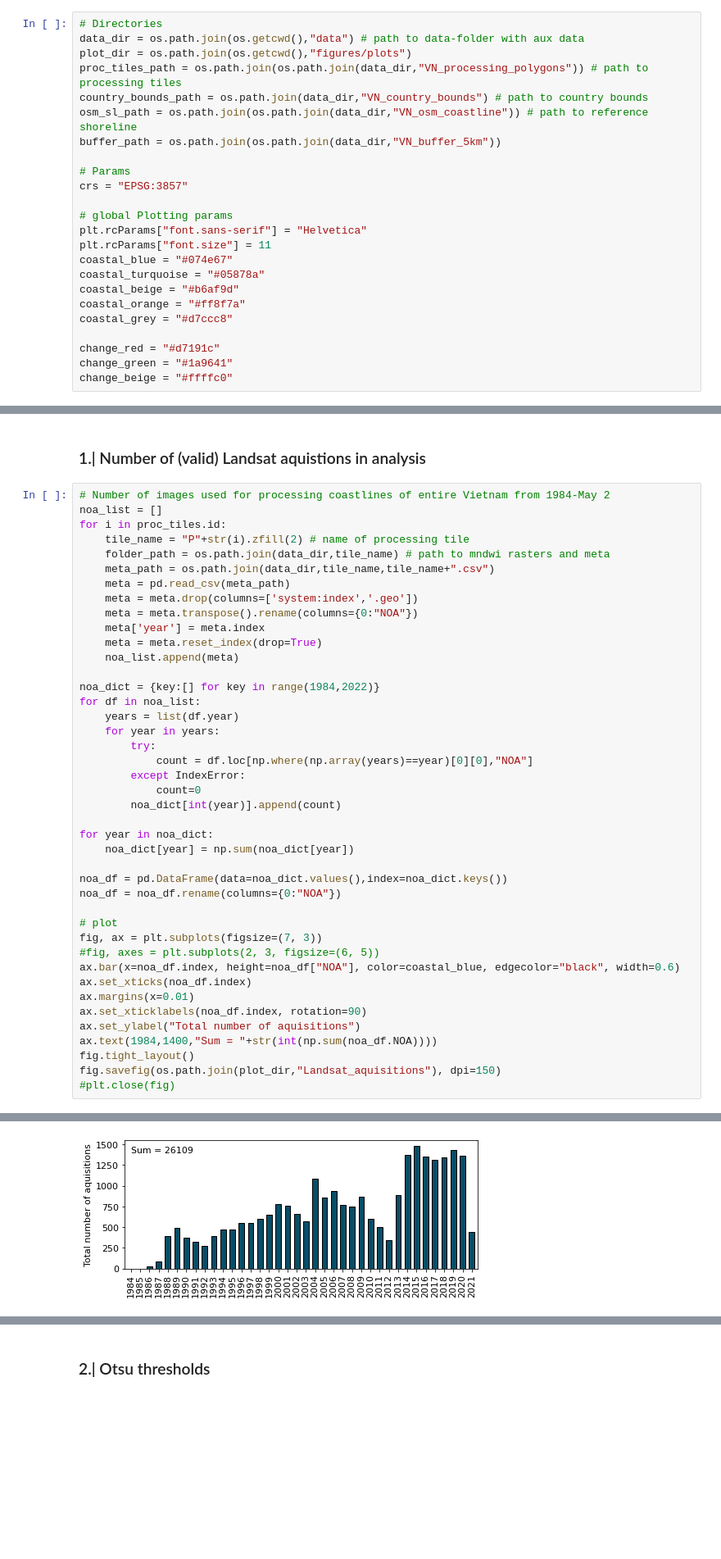
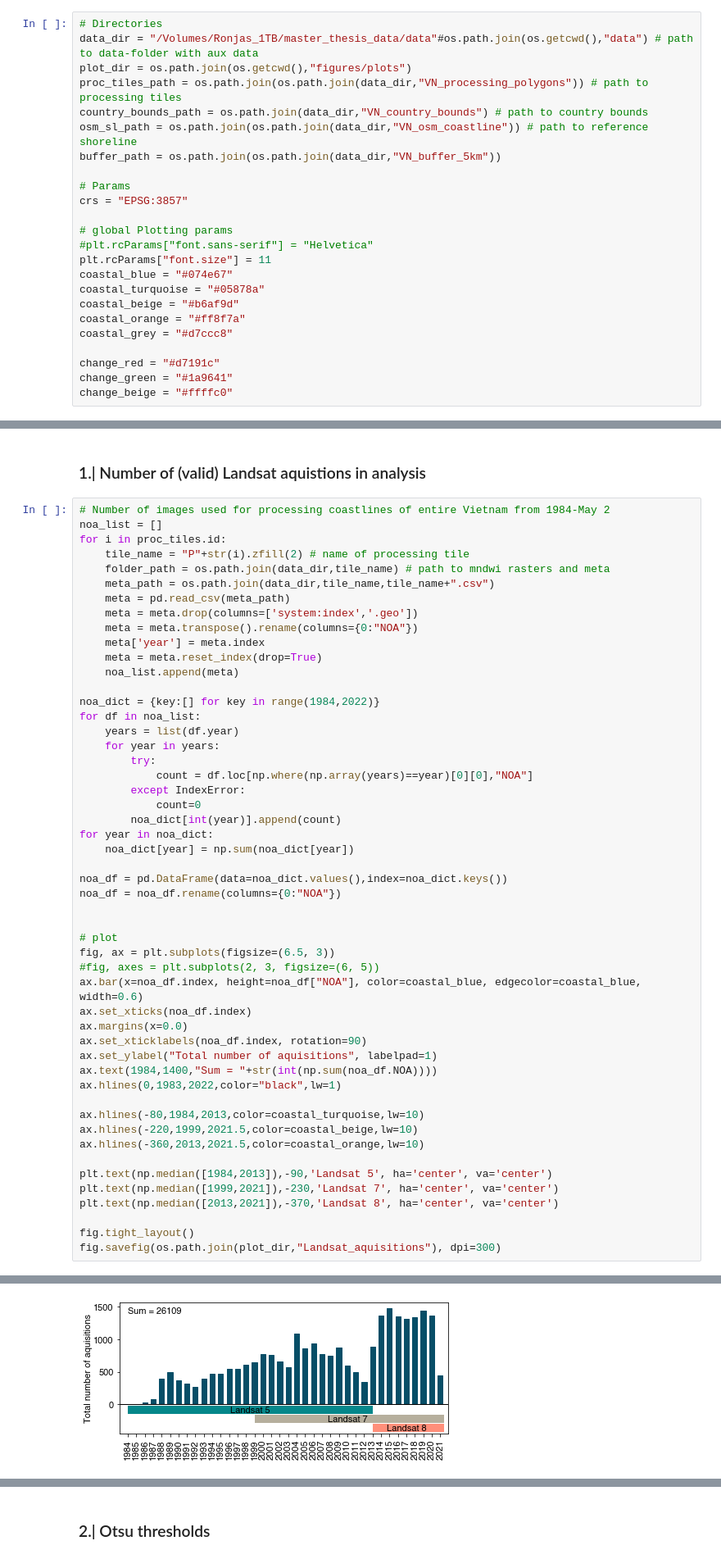
Before and after one commit to ronjalappe/VN_coastline_dynamics, a Jupyter notebook: VN_plotting.ipynb, the cells around one changed output, grey strips where cells are left out. Shown at 82% size. Drawn from its saved outputs; the diff is of its cells as text; blank space fills up the shorter version.

```diff
--- a/VN_plotting.ipynb
+++ b/VN_plotting.ipynb
@@ -13,7 +13,7 @@ import matplotlib.pyplot as plt
 from numpy.polynomial.polynomial import polyfit
 # %%
 # Directories
-data_dir = os.path.join(os.getcwd(),"data") # path to data-folder with aux data
+data_dir = "/Volumes/Ronjas_1TB/master_thesis_data/data"#os.path.join(os.getcwd(),"data") # path to data-folder with aux data
 plot_dir = os.path.join(os.getcwd(),"figures/plots")
 proc_tiles_path = os.path.join(os.path.join(data_dir,"VN_processing_polygons")) # path to processing tiles
 country_bounds_path = os.path.join(data_dir,"VN_country_bounds") # path to country bounds
@@ -24,7 +24,7 @@ buffer_path = os.path.join(os.path.join(data_dir,"VN_buffer_5km"))
 crs = "EPSG:3857"
 
 # global Plotting params
-plt.rcParams["font.sans-serif"] = "Helvetica"
+#plt.rcParams["font.sans-serif"] = "Helvetica"
 plt.rcParams["font.size"] = 11
 coastal_blue = "#074e67"
 coastal_turquoise = "#05878a"
@@ -63,23 +63,32 @@ for df in noa_list:
         except IndexError:
             count=0
         noa_dict[int(year)].append(count)
-
 for year in noa_dict:
     noa_dict[year] = np.sum(noa_dict[year])
 
 noa_df = pd.DataFrame(data=noa_dict.values(),index=noa_dict.keys())
 noa_df = noa_df.rename(columns={0:"NOA"})
 
+
 # plot
-fig, ax = plt.subplots(figsize=(7, 3))
+fig, ax = plt.subplots(figsize=(6.5, 3))
 #fig, axes = plt.subplots(2, 3, figsize=(6, 5))
-ax.bar(x=noa_df.index, height=noa_df["NOA"], color=coastal_blue, edgecolor="black", width=0.6)
+ax.bar(x=noa_df.index, height=noa_df["NOA"], color=coastal_blue, edgecolor=coastal_blue, width=0.6)
 ax.set_xticks(noa_df.index)
-ax.margins(x=0.01)
+ax.margins(x=0.0)
 ax.set_xticklabels(noa_df.index, rotation=90)
-ax.set_ylabel("Total number of aquisitions")
+ax.set_ylabel("Total number of aquisitions", labelpad=1)
 ax.text(1984,1400,"Sum = "+str(int(np.sum(noa_df.NOA))))
+ax.hlines(0,1983,2022,color="black",lw=1)
+
+ax.hlines(-80,1984,2013,color=coastal_turquoise,lw=10)
+ax.hlines(-220,1999,2021.5,color=coastal_beige,lw=10)
+ax.hlines(-360,2013,2021.5,color=coastal_orange,lw=10)
+
+plt.text(np.median([1984,2013]),-90,'Landsat 5', ha='center', va='center')
+plt.text(np.median([1999,2021]),-230,'Landsat 7', ha='center', va='center')
+plt.text(np.median([2013,2021]),-370,'Landsat 8', ha='center', va='center')
+
 fig.tight_layout()
-fig.savefig(os.path.join(plot_dir,"Landsat_aquisitions"), dpi=150)
-#plt.close(fig)
+fig.savefig(os.path.join(plot_dir,"Landsat_aquisitions"), dpi=300)
 # %% [output]
@@ -87 +95 @@ findfont: Font family ['sans-serif'] not found. Falling back to DejaVu Sans.
-[figure, old version]
+[figure, new version]
```
Also changed, not shown: parts of 6 cells of this notebook, 21 other files.
